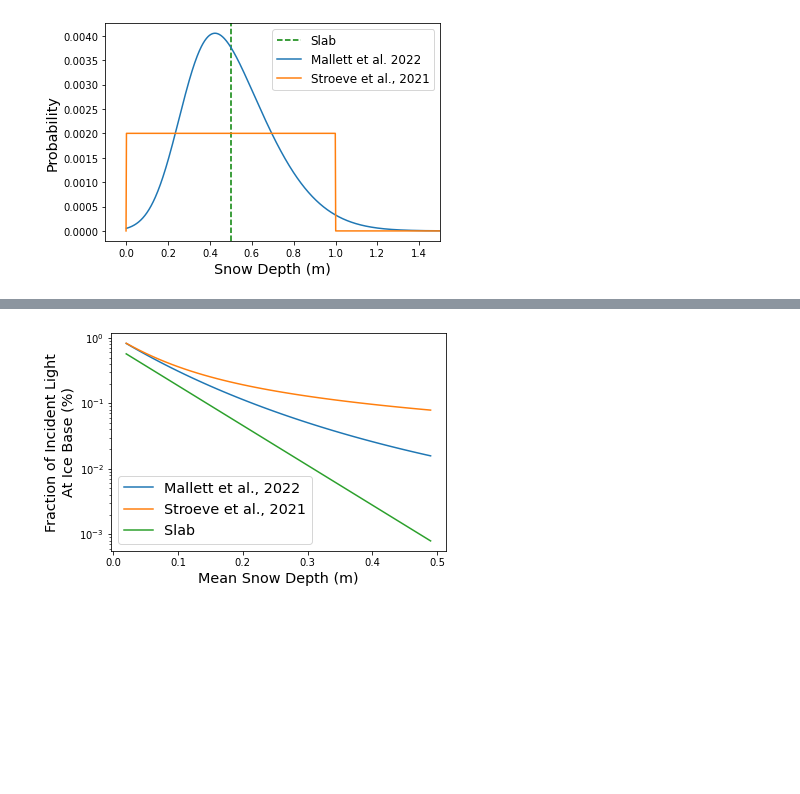
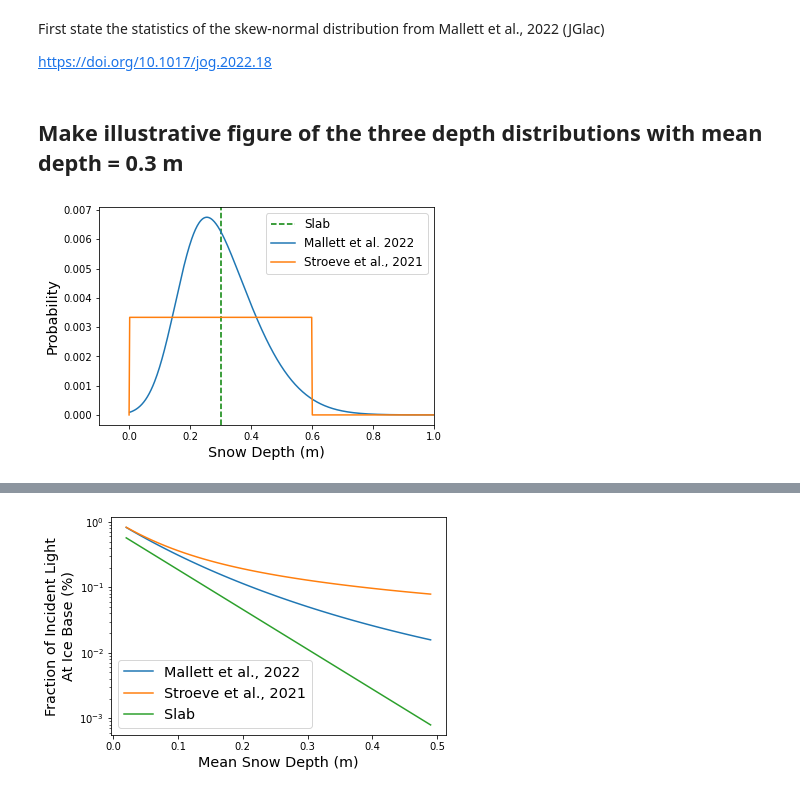
Before and after one commit to robbiemallett/light_sub_km, a Jupyter notebook: Light.ipynb, the cells around one changed output, grey strips where cells are left out. Cells and saved outputs as stored; diff of their text form; code cells hidden in the pictures; blank space fills up the shorter version.

```diff
--- a/Light.ipynb
+++ b/Light.ipynb
@@ -80,0 +92,4 @@ plt.savefig('figures/light_loss_plot_IT.jpg',bbox_inches='tight',dpi=400)
+# %% [markdown]
+First state the statistics of the skew-normal distribution from Mallett et al., 2022 (JGlac)
+
+https://doi.org/10.1017/jog.2022.18
@@ -81,33 +105,35 @@ plt.savefig('figures/light_loss_plot_IT.jpg',bbox_inches='tight',dpi=400)
+# %% [markdown]
+## Make illustrative figure of the three depth distributions with mean depth = 0.3 m
 # %%
 bin_width = 0.002
 bin_edges = np.arange(0,2,bin_width)
 
-mean_depth = 0.5
+mean_depth = 0.3
 
 # Generate skew-normal snow depth distribution based on mean depth above
 
 depth_bins, probability = tools.depth_distribution_from_depth(mean_depth=mean_depth,
                                                            dep_bin_edges=bin_edges,
-                                                       statistics=statistics)
+                                                           statistics=statistics)
 
 # Generate snow depth dist based on Stroeve et al., 2021 Frontiers
 
 stroeve = [0] + [1/(2*mean_depth)*bin_width  if x<mean_depth*2 else 0 for x in depth_bins]
 
 # Plot mean depth dashed line
 plt.axvline(mean_depth,color='g',ls='--',label='Slab')
 # Plot Skewnorm
 plt.plot(depth_bins,probability,label='Mallett et al. 2022')
 # Plot Stroeve with a (x=-0.001,y=0) prepended so the top-hat function is properly visualised
 plt.plot([-0.001]+list(depth_bins),stroeve,label='Stroeve et al., 2021')
 
-plt.xlim(-0.1,1.5)
+plt.xlim(-0.1,1.0)
 
 plt.legend(fontsize='large')
 
 plt.ylabel('Probability', fontsize='x-large')
 plt.xlabel('Snow Depth (m)', fontsize='x-large')
 
 plt.savefig('figures/distributions.jpg',bbox_inches='tight',dpi=400)
 # %% [output]
-[figure, old version]
+[figure, new version]
```
Also changed, not shown: parts of 10 cells of this notebook.
